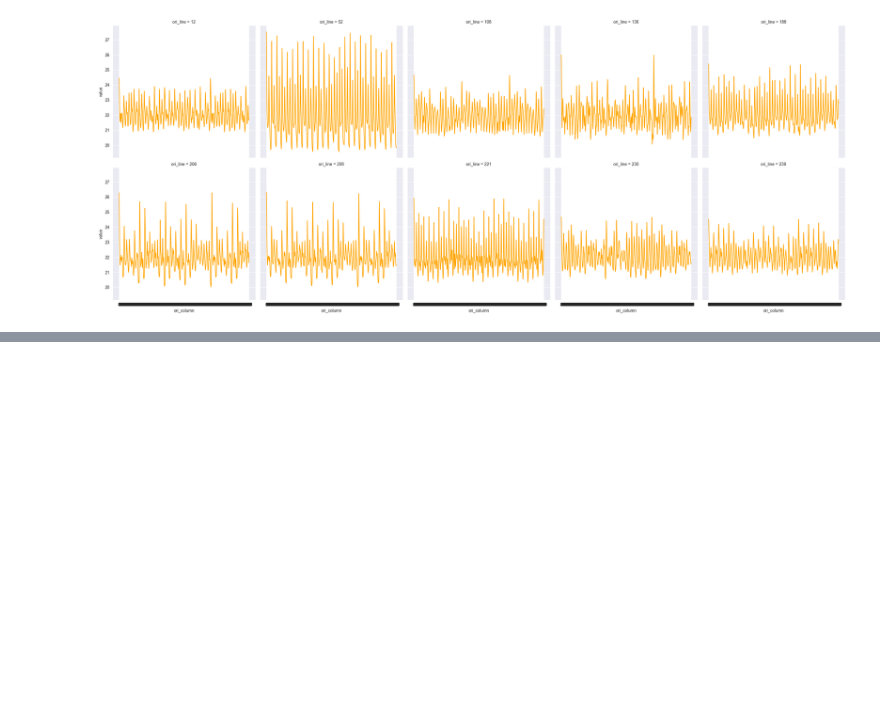
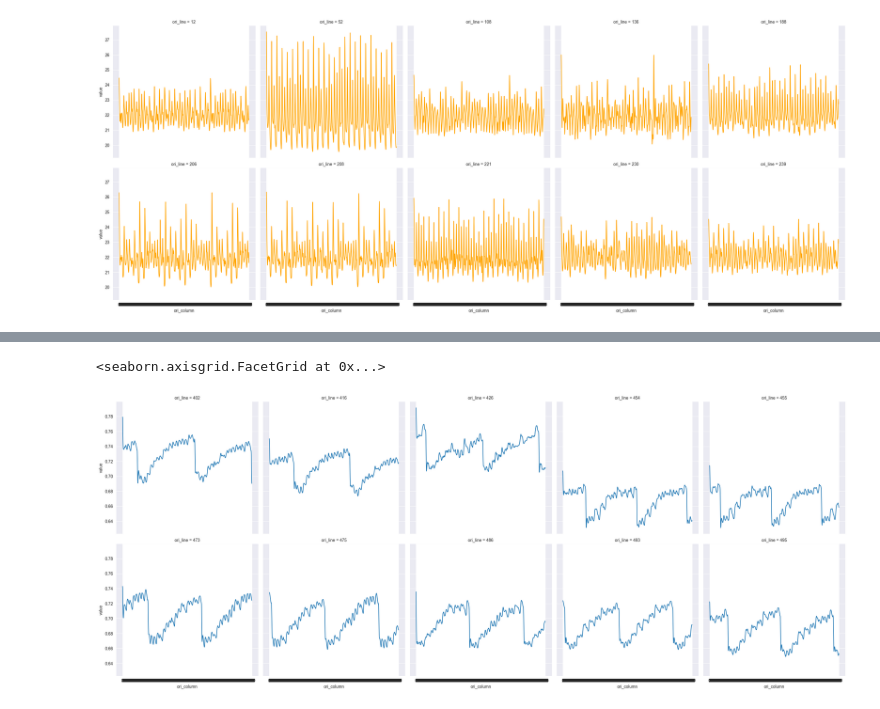
Before and after one commit to EMachad0/IAR-ANN, a Jupyter notebook: notebooks/02_data_exploration.ipynb, the cells around one changed output, grey strips where cells are left out. Cells and saved outputs as stored; diff of their text form; code cells hidden in the pictures; blank space fills up the shorter version.

```diff
--- a/notebooks/02_data_exploration.ipynb
+++ b/notebooks/02_data_exploration.ipynb
@@ -290,0 +314,5 @@ they all belong to label 0 and there doesn't seem to be any pattern
+# %%
+sns.relplot(data=current_samples[2], x='ori_column', y='value', col='ori_line', col_wrap=5, kind='line')
+# %% [output]
+<seaborn.axisgrid.FacetGrid at 0x...>
+[figure, added]
```
Also changed, not shown: parts of 20 cells of this notebook.
